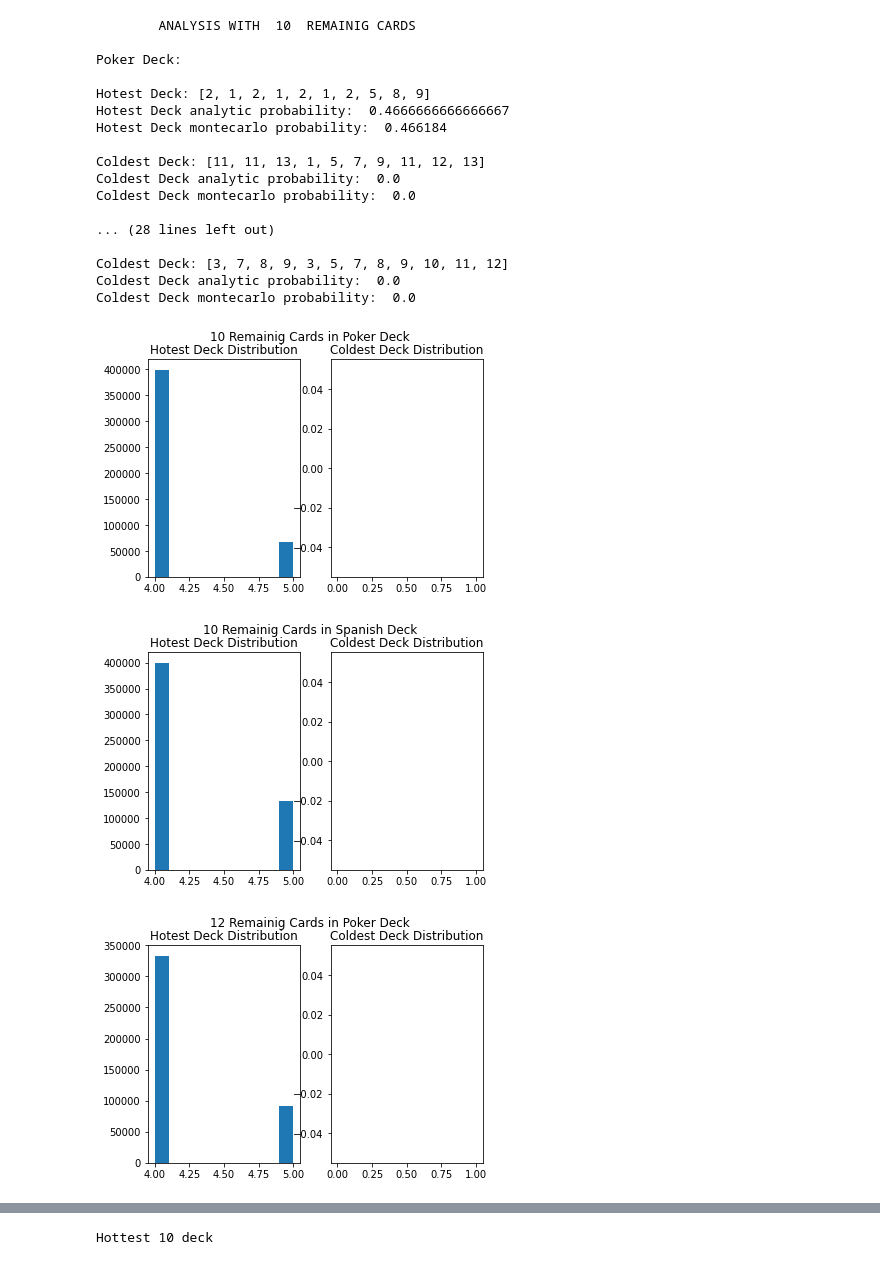
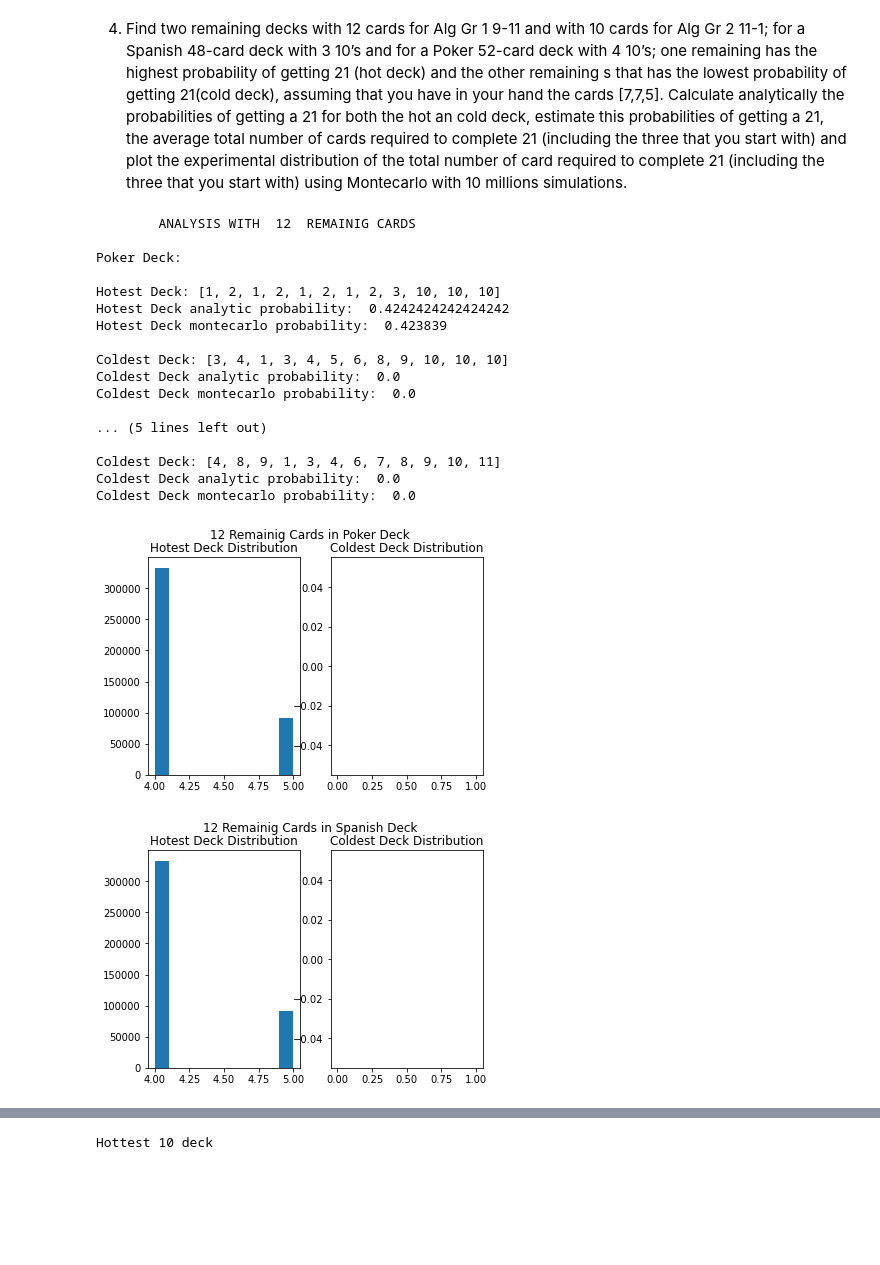
Before and after one commit to juacostar/AlgorithmsUN2020II, a Jupyter notebook: Laboratorio4/21BlackjackGrClass1StGrooup9.ipynb, the cells around one changed output, grey strips where cells are left out. Cells and saved outputs as stored; diff of their text form; code cells hidden in the pictures; blank space fills up the shorter version.

```diff
--- a/Laboratorio4/21BlackjackGrClass1StGrooup9.ipynb
+++ b/Laboratorio4/21BlackjackGrClass1StGrooup9.ipynb
@@ -18,13 +20,0 @@ games = [baraja,poker,barajaplus,pokerplus]
-# %%
-n = 10000000
-veintiunas = 0
-for i in range(n):
-  poker_deck = [1, 2, 3, 4, 5, 6, 7, 8, 9, 10, 10, 10, 10, 1, 2, 3, 4, 5, 6, 7, 8, 9, 10, 10, 10, 10, 1, 2, 3, 4, 5, 6, 7, 8, 9, 10, 10, 10, 10, 1, 2, 3, 4, 5, 6, 7, 8, 9, 10, 10, 10, 10]
-  cuenta = 0
-  while cuenta < 21:
-    carta = random.choice(poker_deck)
-    poker_deck.remove(carta)
-    cuenta +=  carta
-  if cuenta == 21:
-    veintiunas += 1
-print("Probabilidad de sacar 21 es:", veintiunas / n)
@@ -174,18 +172,37 @@ El numero de cartas promedio para sacar 21 es:
+# %% [markdown]
+4. Find two remaining decks with 12 cards for Alg Gr 1 9-11 and with 10 cards for Alg Gr 2 11-1; for a Spanish 48-card deck with 3 10’s and for a Poker 52-card deck with 4 10’s; one remaining has the highest probability of getting 21 (hot deck) and the other remaining s that has the lowest probability of getting 21(cold deck), assuming that you have in your hand the cards [7,7,5]. Calculate analytically the probabilities of getting a 21 for both the hot an cold deck, estimate this probabilities of getting a 21, the average total number of cards required to complete 21 (including the three that you start with) and plot the experimental distribution of the total number of card required to complete 21 (including the three that you start with) using Montecarlo with 10 millions simulations.
 # %%
 def poker13():
   return [1,2,3,4,5,6,7,8,9,10,11,12,13,1,2,3,4,5,6,7,8,9,10,11,12,13,1,2,3,4,5,6,7,8,9,10,11,12,13,1,2,3,4,5,6,7,8,9,10,11,12,13]
 def spanish():
-  return [1,2,3,4,5,6,7,8,9,10,11,12,1,2,3,4,5,6,7,8,9,10,11,12,1,2,3,4,5,6,7,8,9,10,11,12,1,2,3,4,5,6,7,8,9,10,11,12]
+  return [1,2,3,4,5,6,7,8,9,10,10,10,1,2,3,4,5,6,7,8,9,10,11,12,1,2,3,4,5,6,7,8,9,10,11,12,1,2,3,4,5,6,7,8,9,10,11,12]
 def poker10():
   return [1,2,3,4,5,6,7,8,9,10,10,10,10,1,2,3,4,5,6,7,8,9,10,10,10,10,1,2,3,4,5,6,7,8,9,10,10,10,10,1,2,3,4,5,6,7,8,9,10,10,10,10]
 # %%
 def analyticProb(deck):
   return deck.count(2) / len(deck) + (deck.count(1)/len(deck) * (deck.count(1) - 1) / (len(deck) - 1) if deck.count(1) >= 2 else 0)
+# %%
+def monteCarlo21(deck, n_simulations, initial_hand = 0, n_cards_in_hand = 0):
+  count = 0
+  nCard_distribution = []
+  for i in range(n_simulations):
+    actual_deck = deck.copy()
+    actual_hand = initial_hand
+    actual_ncards = n_cards_in_hand
+    while actual_hand < 21:
+      card = random.choice(actual_deck)
+      actual_hand += card
+      actual_deck.remove(card)
+      actual_ncards += 1
+    if actual_hand == 21:
+      count += 1
+      nCard_distribution.append(actual_ncards)
+  return count / n_simulations, nCard_distribution
 # %%
 ensayos = 10000000 #Numero de remaining decks a probar.
 n_montecarlo = 1000000
-remaining_lengths = [10, 12]
-decks = [(poker13() , "Poker Deck"), (spanish(), "Spanish Deck")]
+remaining_lengths = [12]
+decks = [(poker10() , "Poker Deck"), (spanish(), "Spanish Deck")]
 for length in remaining_lengths:
   print("\tANALYSIS WITH ",length," REMAINIG CARDS\n")
   for mazo in decks:
@@ -208,40 +225,39 @@ for length in remaining_lengths:
       if prob <= lowest_prob:
         lowest_prob = prob
         coldest_deck = deck
     highest_prob_m, hotest_distribution = monteCarlo21(hotest_deck, n_montecarlo, 19, 3)
     lowest_prob_m, coldest_distribution = monteCarlo21(coldest_deck, n_montecarlo, 19, 3)
     print("Hotest Deck:",hotest_deck)
     print("Hotest Deck analytic probability: ",highest_prob)
     print("Hotest Deck montecarlo probability: ",highest_prob_m)
     print("\nColdest Deck:",coldest_deck)
     print("Coldest Deck analytic probability: ",lowest_prob)
     print("Coldest Deck montecarlo probability: ",lowest_prob_m)
     fig, axs = plt.subplots(1, 2)
     fig.suptitle(str(length)+" Remainig Cards in "+mazo[1])
     axs[0].hist(hotest_distribution)
     axs[1].hist(coldest_distribution)
     axs[0].set_title("Hotest Deck Distribution")
     axs[1].set_title("Coldest Deck Distribution")
     print()
   print()
 # %% [output]
-        ANALYSIS WITH  10  REMAINIG CARDS
+        ANALYSIS WITH  12  REMAINIG CARDS
 
 Poker Deck:
 
-Hotest Deck: [2, 1, 2, 1, 2, 1, 2, 5, 8, 9]
-Hotest Deck analytic probability:  0.4666666666666667
-Hotest Deck montecarlo probability:  0.466184
+Hotest Deck: [1, 2, 1, 2, 1, 2, 1, 2, 3, 10, 10, 10]
+Hotest Deck analytic probability:  0.4242424242424242
+Hotest Deck montecarlo probability:  0.423839
 
-Coldest Deck: [11, 11, 13, 1, 5, 7, 9, 11, 12, 13]
+Coldest Deck: [3, 4, 1, 3, 4, 5, 6, 8, 9, 10, 10, 10]
 Coldest Deck analytic probability:  0.0
 Coldest Deck montecarlo probability:  0.0
 
-... (28 lines left out)
+... (5 lines left out)
 
-Coldest Deck: [3, 7, 8, 9, 3, 5, 7, 8, 9, 10, 11, 12]
+Coldest Deck: [4, 8, 9, 1, 3, 4, 6, 7, 8, 9, 10, 11]
 Coldest Deck analytic probability:  0.0
 Coldest Deck montecarlo probability:  0.0
-[figure, old version]
+[figure, new version]
-[figure, old version]
+[figure, new version]
-[figure, removed]
```
Also changed, not shown: parts of 25 cells of this notebook.
